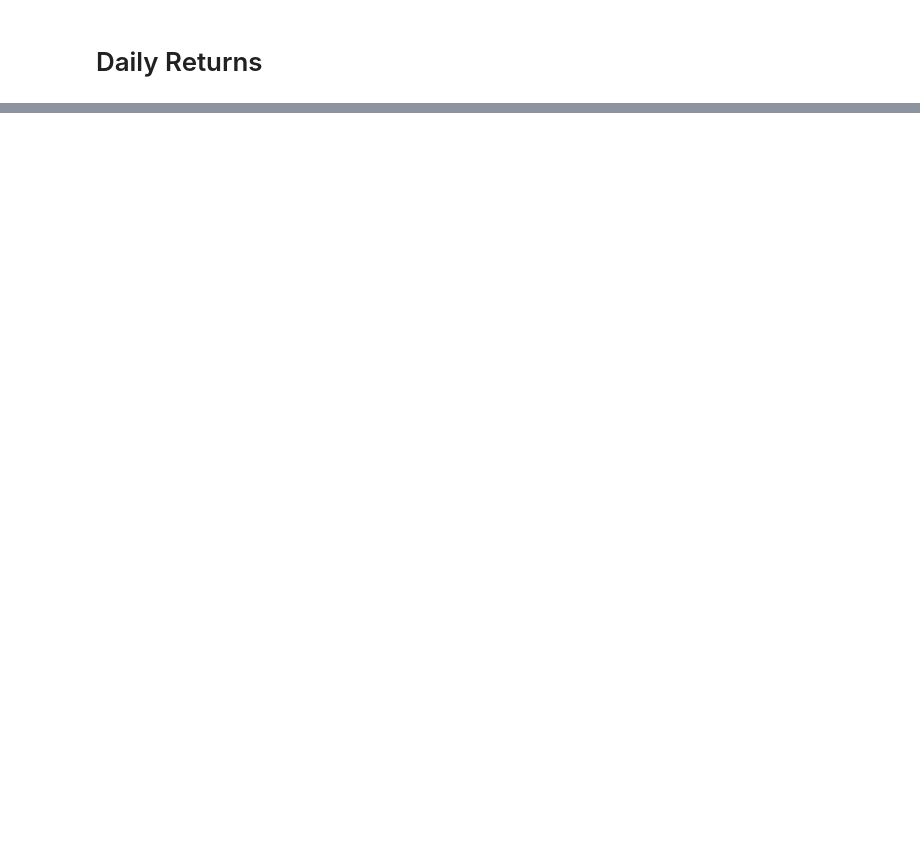
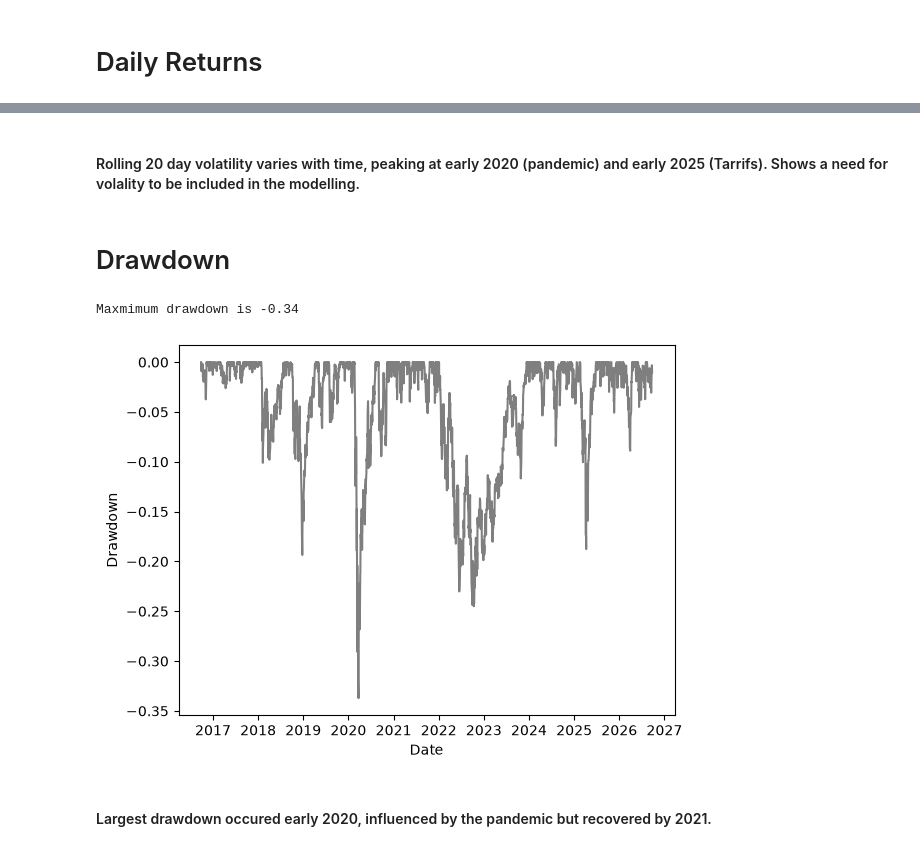
Before and after one commit to acsimpson16/market_ml_research, a Jupyter notebook: notebooks/Exploratory_data_analysis.ipynb, the cells around one changed output, grey strips where cells are left out. Saved outputs shown, nothing was run; the diff lists cells and outputs as text; code cells hidden in the pictures; blank space fills up the shorter version.

```diff
--- a/notebooks/Exploratory_data_analysis.ipynb
+++ b/notebooks/Exploratory_data_analysis.ipynb
@@ -49,0 +52,3 @@ Name: Daily_Return, dtype: float64
+# %%
+#Volatility - 20 day rolling window
+spy_df['Volatility_20D'] = spy_df['Daily_Return'].rolling(window=20).std() # 20 days is a month.
@@ -49,0 +63,28 @@ Name: Daily_Return, dtype: float64
+# %% [markdown]
+#### Rolling 20 day volatility varies with time, peaking at early 2020 (pandemic) and early 2025 (Tarrifs). Shows a need for volality to be included in the modelling.
+# %% [markdown]
+# Drawdown
+# %%
+#calculating the biggest drawdown
+
+cumulative_returns = (1 + spy_df["Daily_Return"]).cumprod()
+
+highest_peak = cumulative_returns.cummax()
+
+spy_df['Drawdown'] = (cumulative_returns - highest_peak)/highest_peak
+
+maximum_drawdown = spy_df['Drawdown'].min()
+
+print(f'Maxmimum drawdown is {np.round(maximum_drawdown, 2)}')
+# %% [output]
+Maxmimum drawdown is -0.34
+# %%
+plt.figure(3)
+plt.plot(spy_df.index, spy_df['Drawdown'], color='k', alpha=0.5)
+plt.xlabel('Date')
+plt.ylabel('Drawdown')
+plt.show()
+# %% [output]
+[figure, added]
+# %% [markdown]
+#### Largest drawdown occured early 2020, influenced by the pandemic but recovered by 2021.
```
Also changed, not shown: parts of 11 cells of this notebook, 3 other files.
